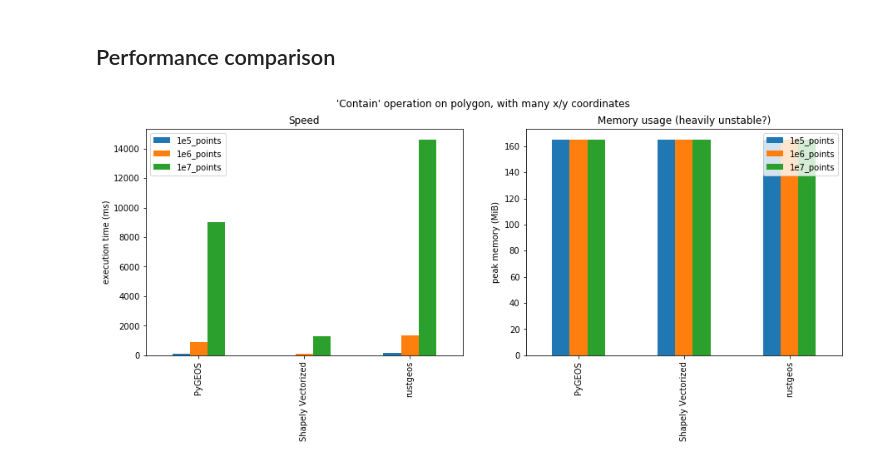
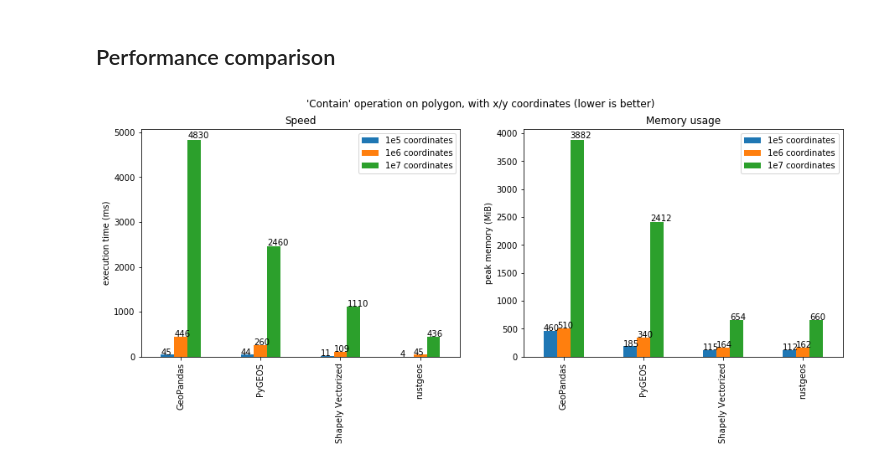
Before and after one commit to YuRiTan/rsgeo, a Jupyter notebook: notebooks/example_benchmark.ipynb, the cells around one changed output. Drawn from its saved outputs; the diff is of its cells as text; code cells hidden in the pictures.

```diff
--- a/notebooks/example_benchmark.ipynb
+++ b/notebooks/example_benchmark.ipynb
@@ -106,28 +125,36 @@ np.testing.assert_equal(result_rust, result_pygeos)
 # %% [markdown]
 ## Performance comparison
 # %%
+def annotate_bars(ax):
+    for i in ax.patches:
+        ax.text(i._x0, i._height*1.01,
+                str(int(i._height)), fontsize=10)
+    return ax
+
 fig, axes = plt.subplots(1, 2, figsize=(15,5))
 
-mem_stats = pd.DataFrame({'1e5_points': [165, 165, 165],
-                          '1e6_points': [165, 165, 165],
-                          '1e7_points': [165, 165, 165]},
-                         index=['PyGEOS', 'Shapely Vectorized', 'rustgeos'])
+mem_stats = pd.DataFrame({'1e5 coordinates': [460, 185, 115, 112],
+                          '1e6 coordinates': [510, 340, 164, 162],
+                          '1e7 coordinates': [3882, 2412, 654, 660]},
+                         index=['GeoPandas', 'PyGEOS', 'Shapely Vectorized', 'rustgeos'])
 
 
-cpu_stats = pd.DataFrame({'1e5_points': [120, 12, 140],
-                          '1e6_points': [867, 108, 1360],
-                          '1e7_points': [9010, 1290, 14600]},
-                         index=['PyGEOS', 'Shapely Vectorized', 'rustgeos'])
+cpu_stats = pd.DataFrame({'1e5 coordinates': [45, 44, 11.3, 4.4],
+                          '1e6 coordinates': [446, 260, 109, 45],
+                          '1e7 coordinates': [4830, 2460, 1110, 436]},
+                         index=['GeoPandas', 'PyGEOS', 'Shapely Vectorized', 'rustgeos'])
 
 cpu_stats.plot.bar(ax=axes[0])
 axes[0].set_title("Speed")
 axes[0].set_ylabel('execution time (ms)')
+annotate_bars(axes[0])
 
 mem_stats.plot.bar(ax=axes[1])
-axes[1].set_title("Memory usage (heavily unstable?)")
+axes[1].set_title("Memory usage")
 axes[1].set_ylabel('peak memory (MiB)')
+annotate_bars(axes[1])
 
 
-fig.suptitle("'Contain' operation on polygon, with many x/y coordinates");
+fig.suptitle("'Contain' operation on polygon, with x/y coordinates (lower is better)");
 # %% [output]
-[figure, old version]
+[figure, new version]
```
Also changed, not shown: parts of 12 cells of this notebook.
